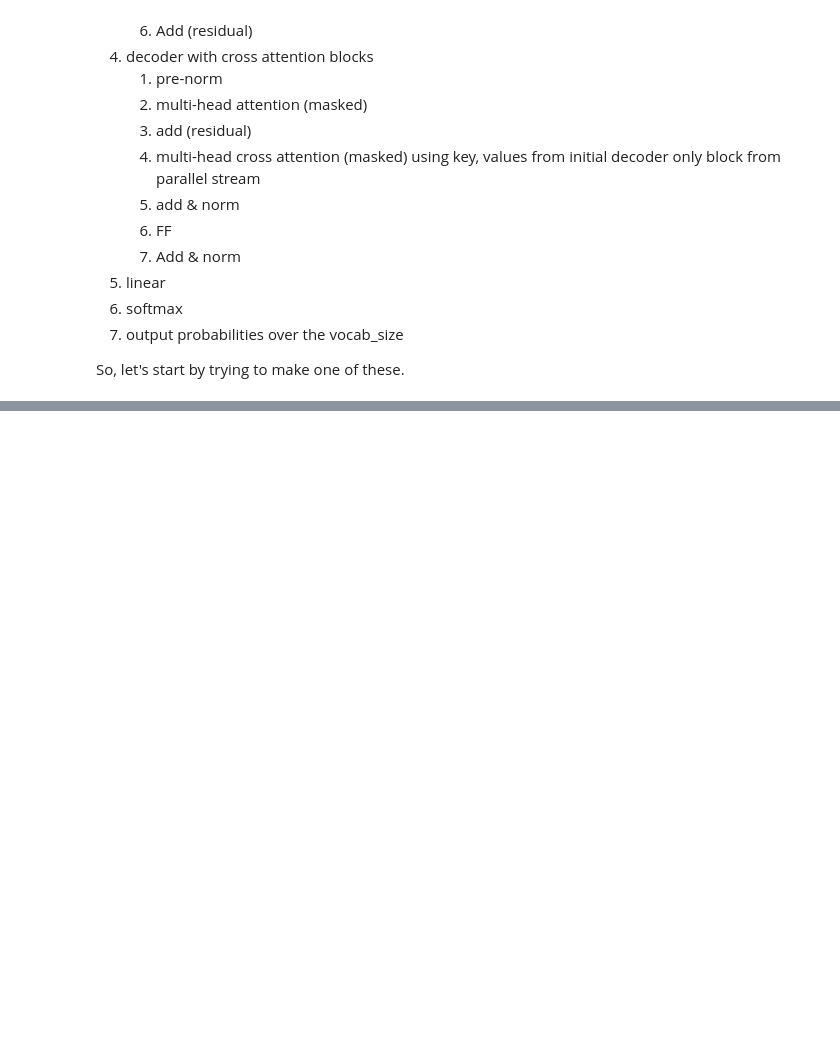
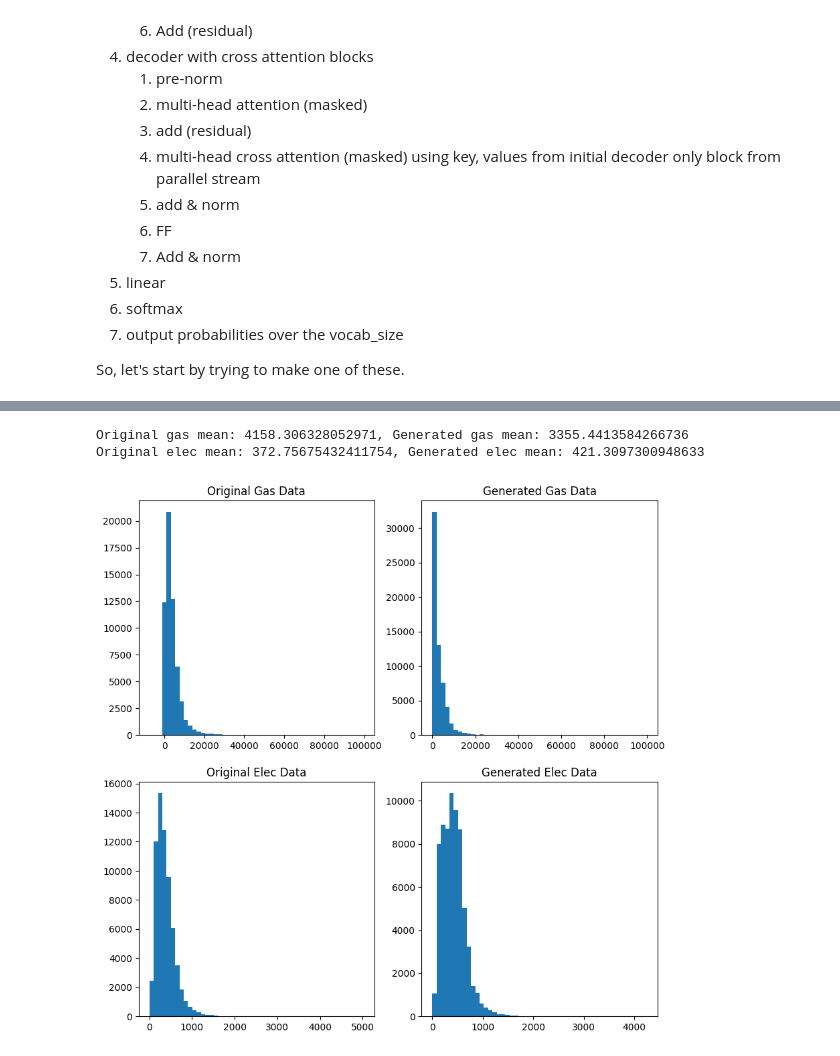
Before and after one commit to eoghanjmckenna/makemore, a Jupyter notebook: notebooks/dual_decoder.ipynb, the cells around one changed output, grey strips where cells are left out. Saved outputs shown, nothing was run; the diff lists cells and outputs as text; code cells hidden in the pictures; blank space fills up the shorter version.

Commit message:
first generated data w copmarison

```diff
--- a/notebooks/dual_decoder.ipynb
+++ b/notebooks/dual_decoder.ipynb
@@ -442,0 +418,11 @@ print(decode(m.generate(context, max_new_tokens=500)[0].tolist()))
+# %%
+# generate from the model
+context_gas = torch.zeros((1, 1), dtype=torch.long, device=device)
+context_elec = torch.zeros((1, 1), dtype=torch.long, device=device)
+gen_gas, gen_elec = m.generate(context_gas, context_elec, max_new_tokens=len(raw_gas))
+gen_gas = ['nan' if token == '<M>' else token for token in decode_gas(gen_gas[0].tolist())]
+gen_elec = ['nan' if token == '<M>' else token for token in decode_elec(gen_elec[0].tolist())]
+gen_data = {'gen_gas':gen_gas, 'gen_elec':gen_elec}
+gen_df = pd.DataFrame(gen_data)
+gen_df.to_csv('/Users/eoghan/repos/makemore/data/generated_data.csv', index=False)
+gen_df.head()
@@ -442,0 +436,38 @@ print(decode(m.generate(context, max_new_tokens=500)[0].tolist()))
+# %%
+# let's do some basic evaluation of the generated data in comparison to the original data
+# to start, let's compare the means of the generated data to the original data
+gen_gas = gen_df['gen_gas'].copy()
+gen_elec = gen_df['gen_elec'].copy()
+gen_gas.loc[gen_gas == 'nan'] = np.nan
+gen_elec.loc[gen_elec == 'nan'] = np.nan
+gen_gas = gen_gas.astype(float)
+gen_elec = gen_elec.astype(float)
+gen_gas_mean = gen_gas.mean()
+gen_elec_mean = gen_elec.mean()
+# there are some outliers in the original gas data, so let's get rid of values that are higher than 100000
+orig_gas = data['mean_rounded_gas_pulse'].copy()
+orig_elec = data['mean_rounded_electric_combined'].copy()
+orig_gas.loc[orig_gas > 100000] = np.nan
+orig_elec.loc[orig_elec > 100000] = np.nan
+orig_gas_mean = orig_gas.mean()
+orig_elec_mean = orig_elec.mean()
+print(f'Original gas mean: {orig_gas_mean}, Generated gas mean: {gen_gas_mean}')
+print(f'Original elec mean: {orig_elec_mean}, Generated elec mean: {gen_elec_mean}')
+# %% [output]
+Original gas mean: 4158.306328052971, Generated gas mean: 3355.4413584266736
+Original elec mean: 372.75675432411754, Generated elec mean: 421.3097300948633
+# %%
+# now let's look at the distribution of the generated data in comparison to the original data
+import matplotlib.pyplot as plt
+fig, axs = plt.subplots(2, 2, figsize=(10, 10))
+axs[0, 0].hist(orig_gas, bins=50)
+axs[0, 0].set_title('Original Gas Data')
+axs[0, 1].hist(gen_gas, bins=50)
+axs[0, 1].set_title('Generated Gas Data')
+axs[1, 0].hist(orig_elec, bins=50)
+axs[1, 0].set_title('Original Elec Data')
+axs[1, 1].hist(gen_elec, bins=50)
+axs[1, 1].set_title('Generated Elec Data')
+plt.show()
+# %% [output]
+[figure, added]
```
Also changed, not shown: parts of 9 cells of this notebook.
